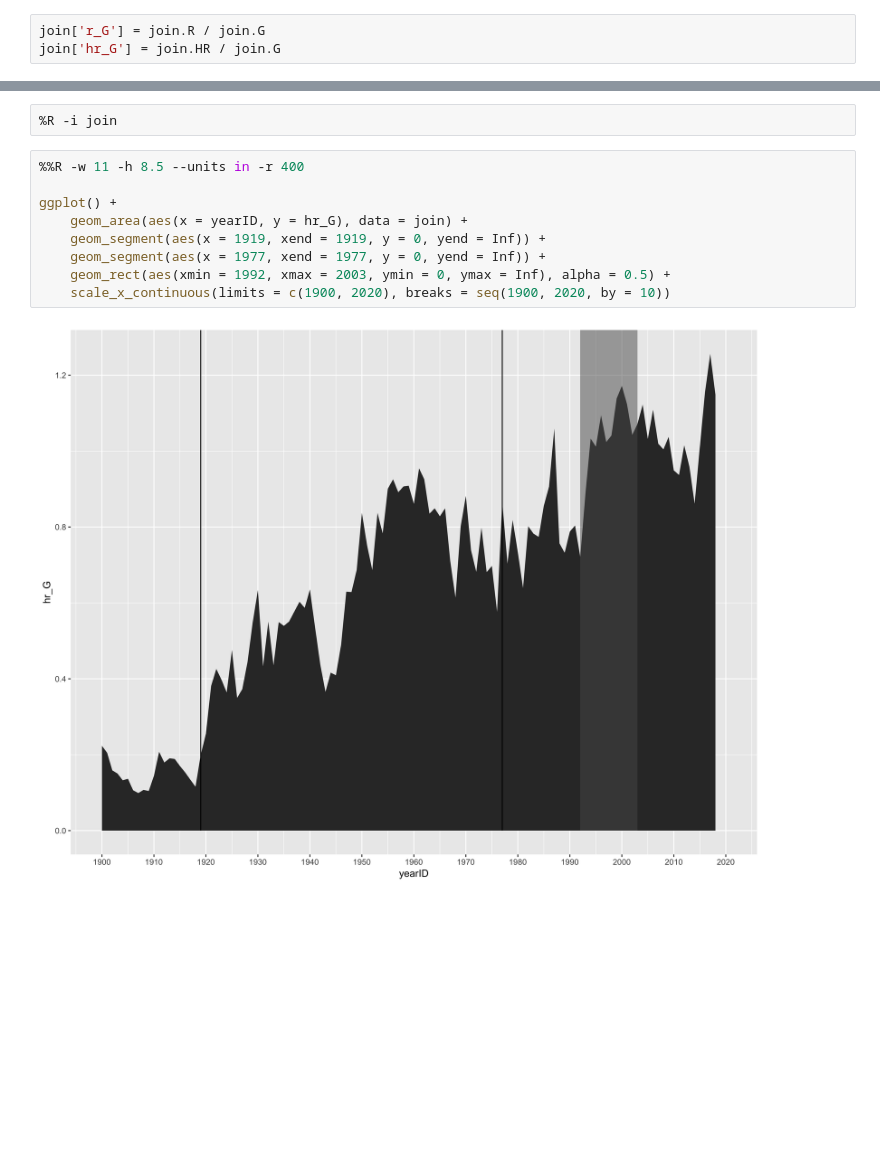
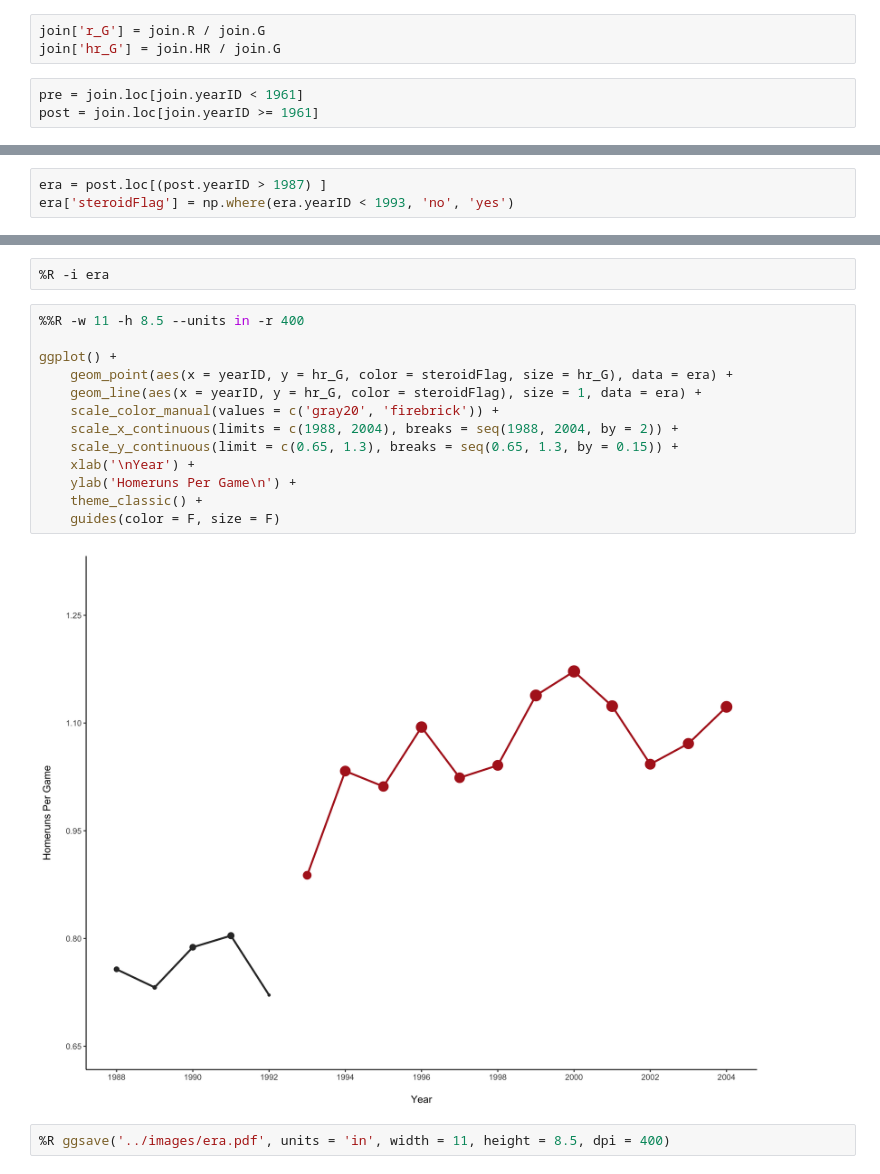
Before and after one commit to alan-flint/MLB-Visualization, a Jupyter notebook: code/baseball_eras.ipynb, the cells around one changed output, grey strips where cells are left out. Drawn from its saved outputs; the diff is of its cells as text; blank space fills up the shorter version.

Commit message:
new plots, getting there

```diff
--- a/code/baseball_eras.ipynb
+++ b/code/baseball_eras.ipynb
@@ -36,3 +29,6 @@ join.head()
 # %%
 join['r_G'] = join.R / join.G
 join['hr_G'] = join.HR / join.G
+# %%
+pre = join.loc[join.yearID < 1961]
+post = join.loc[join.yearID >= 1961]
@@ -38,0 +74,3 @@ join['hr_G'] = join.HR / join.G
+# %%
+era = post.loc[(post.yearID > 1987) ]
+era['steroidFlag'] = np.where(era.yearID < 1993, 'no', 'yes')
@@ -39,13 +84,19 @@ join['hr_G'] = join.HR / join.G
 # %%
-%R -i join
+%R -i era
-# %%
-%%R -w 11 -h 8.5 --units in -r 400
-
-ggplot() +
-    geom_area(aes(x = yearID, y = hr_G), data = join) +
-    geom_segment(aes(x = 1919, xend = 1919, y = 0, yend = Inf)) +
-    geom_segment(aes(x = 1977, xend = 1977, y = 0, yend = Inf)) +
-    geom_rect(aes(xmin = 1992, xmax = 2003, ymin = 0, ymax = Inf), alpha = 0.5) +
-    scale_x_continuous(limits = c(1900, 2020), breaks = seq(1900, 2020, by = 10))
-# %% [output]
-[figure, removed]
+# %%
+%%R -w 11 -h 8.5 --units in -r 400
+
+ggplot() +
+    geom_point(aes(x = yearID, y = hr_G, color = steroidFlag, size = hr_G), data = era) +
+    geom_line(aes(x = yearID, y = hr_G, color = steroidFlag), size = 1, data = era) +
+    scale_color_manual(values = c('gray20', 'firebrick')) +
+    scale_x_continuous(limits = c(1988, 2004), breaks = seq(1988, 2004, by = 2)) +
+    scale_y_continuous(limit = c(0.65, 1.3), breaks = seq(0.65, 1.3, by = 0.15)) +
+    xlab('\nYear') +
+    ylab('Homeruns Per Game\n') +
+    theme_classic() +
+    guides(color = F, size = F)
+# %% [output]
+[figure, added]
+# %%
+%R ggsave('../images/era.pdf', units = 'in', width = 11, height = 8.5, dpi = 400)
```
Also changed, not shown: parts of 7 cells of this notebook, 3 other files.
